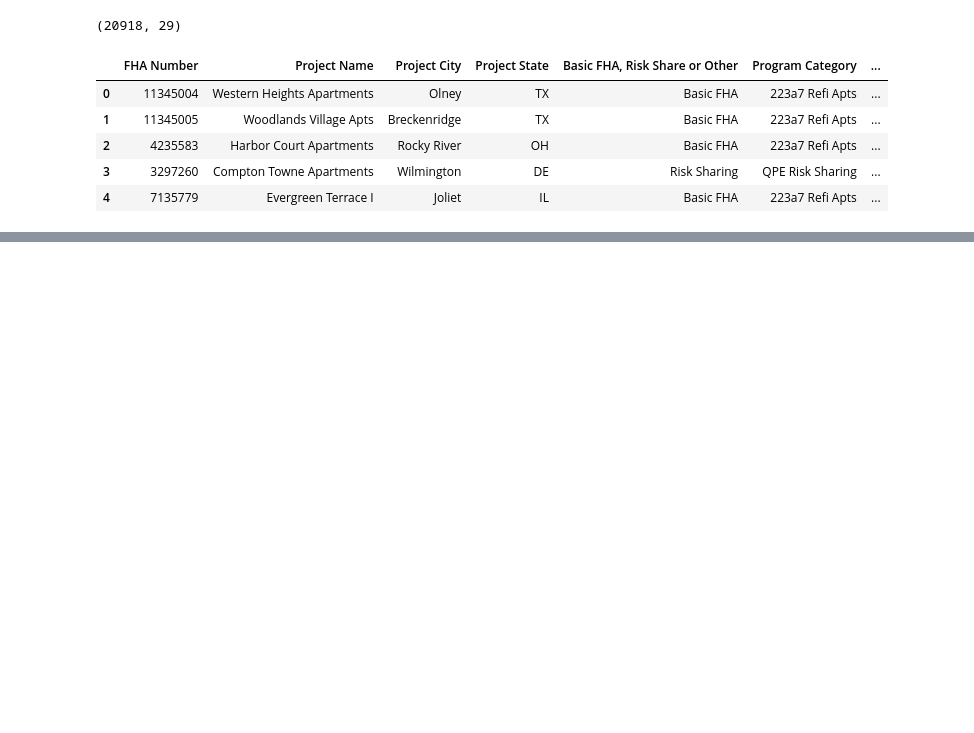
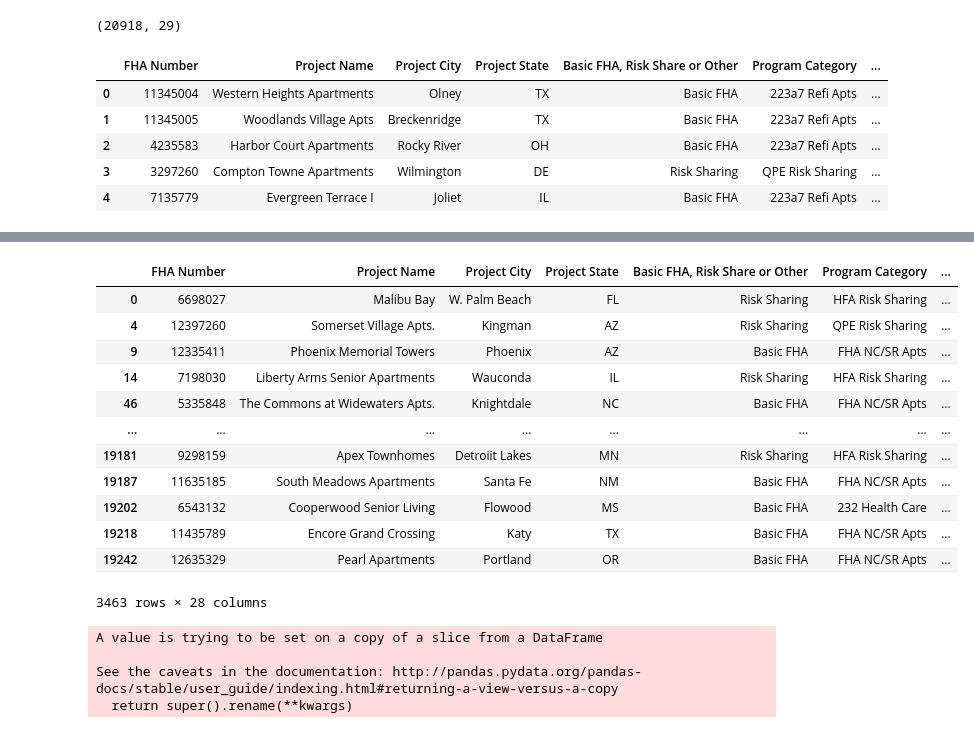
Before and after one commit to aleclhartman/personal_projects, a Jupyter notebook: testfit_wrangle.ipynb, the cells around one changed output, grey strips where cells are left out. Drawn from its saved outputs; the diff is of its cells as text; code cells hidden in the pictures; blank space fills up the shorter version.

```diff
--- a/testfit_wrangle.ipynb
+++ b/testfit_wrangle.ipynb
@@ -47,0 +82,24 @@ commitments_issued.tail()
+# %%
+nc_sr = endorsements[endorsements["Activity Group"] == "NC/SR"]
+nc_sr
+# %% [output]
+|  | FHA Number | Project Name | Project City | Project State | Basic FHA, Risk Share or Other | Program Category | ... |
+| 0 | 6698027 | Malibu Bay | W. Palm Beach | FL | Risk Sharing | HFA Risk Sharing | ... |
+| 4 | 12397260 | Somerset Village Apts. | Kingman | AZ | Risk Sharing | QPE Risk Sharing | ... |
+| 9 | 12335411 | Phoenix Memorial Towers | Phoenix | AZ | Basic FHA | FHA NC/SR Apts | ... |
+| 14 | 7198030 | Liberty Arms Senior Apartments | Wauconda | IL | Risk Sharing | HFA Risk Sharing | ... |
+| 46 | 5335848 | The Commons at Widewaters Apts. | Knightdale | NC | Basic FHA | FHA NC/SR Apts | ... |
+| ... | ... | ... | ... | ... | ... | ... | ... |
+| 19181 | 9298159 | Apex Townhomes | Detroiit Lakes | MN | Risk Sharing | HFA Risk Sharing | ... |
+| 19187 | 11635185 | South Meadows Apartments | Santa Fe | NM | Basic FHA | FHA NC/SR Apts | ... |
+| 19202 | 6543132 | Cooperwood Senior Living | Flowood | MS | Basic FHA | 232 Health Care | ... |
+| 19218 | 11435789 | Encore Grand Crossing | Katy | TX | Basic FHA | FHA NC/SR Apts | ... |
+| 19242 | 12635329 | Pearl Apartments | Portland | OR | Basic FHA | FHA NC/SR Apts | ... |
+3463 rows × 28 columns
+# %%
+nc_sr.rename(columns={"FHA Number": "fha_number"}, inplace=True)
+# %% [output]
+A value is trying to be set on a copy of a slice from a DataFrame
+
+See the caveats in the documentation: http://pandas.pydata.org/pandas-docs/stable/user_guide/indexing.html#returning-a-view-versus-a-copy
+  return super().rename(**kwargs)
```
Also changed, not shown: parts of 6 cells of this notebook.
